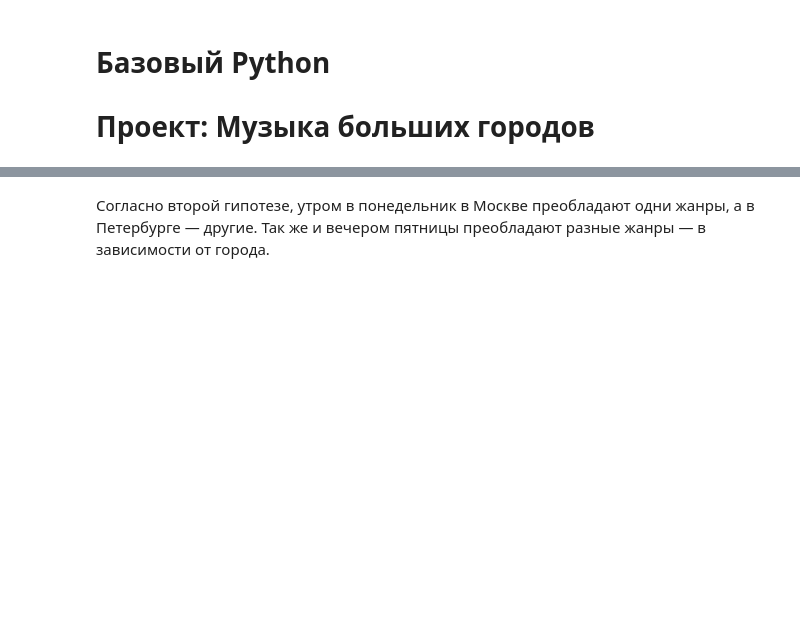
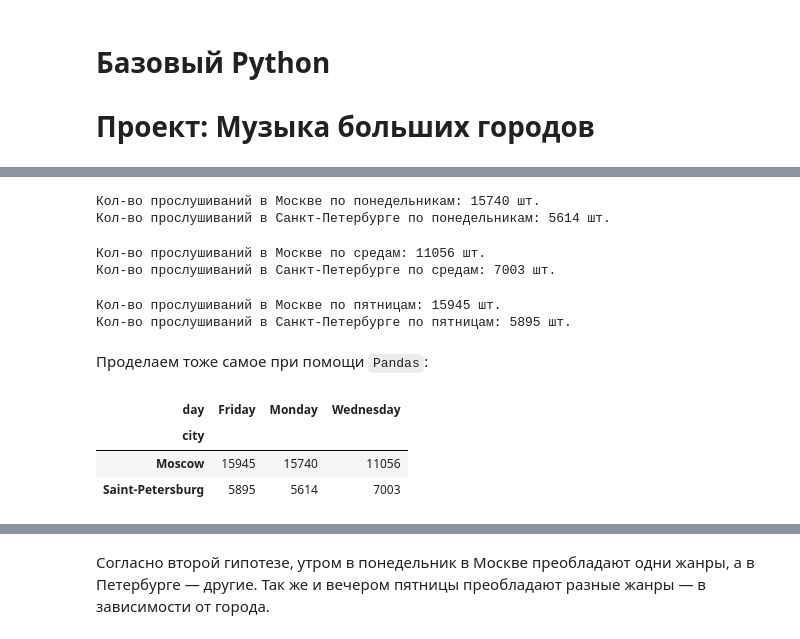
Before and after one commit to vagan-avagyan/yandex_practicum_ds, a Jupyter notebook: Projects. 1. Base Python.ipynb, the cells around one changed output, grey strips where cells are left out. Drawn from its saved outputs; the diff is of its cells as text; code cells hidden in the pictures; blank space fills up the shorter version.

```diff
--- a/Projects. 1. Base Python.ipynb
+++ b/Projects. 1. Base Python.ipynb
@@ -516,0 +212,2 @@ display(two_city_reserche_resault_df.head())
+# %%
+df['genre'] = df['genre'].replace(['hip', 'hop', 'hip-hop'], 'hiphop')
@@ -516,0 +315,32 @@ display(two_city_reserche_resault_df.head())
+# %%
+print(f'Кол-во прослушиваний в Москве по понедельникам: {number_tracks('Monday', 'Moscow')} шт.')
+print(f'Кол-во прослушиваний в Санкт-Петербурге по понедельникам: {number_tracks('Monday', 'Saint-Petersburg')} шт.')
+# %% [output]
+Кол-во прослушиваний в Москве по понедельникам: 15740 шт.
+Кол-во прослушиваний в Санкт-Петербурге по понедельникам: 5614 шт.
+# %%
+print(f'Кол-во прослушиваний в Москве по средам: {number_tracks('Wednesday', 'Moscow')} шт.')
+print(f'Кол-во прослушиваний в Санкт-Петербурге по средам: {number_tracks('Wednesday', 'Saint-Petersburg')} шт.')
+# %% [output]
+Кол-во прослушиваний в Москве по средам: 11056 шт.
+Кол-во прослушиваний в Санкт-Петербурге по средам: 7003 шт.
+# %%
+print(f'Кол-во прослушиваний в Москве по пятницам: {number_tracks('Friday', 'Moscow')} шт.')
+print(f'Кол-во прослушиваний в Санкт-Петербурге по пятницам: {number_tracks('Friday', 'Saint-Petersburg')} шт.')
+# %% [output]
+Кол-во прослушиваний в Москве по пятницам: 15945 шт.
+Кол-во прослушиваний в Санкт-Петербурге по пятницам: 5895 шт.
+# %% [markdown]
+Проделаем тоже самое при помощи `Pandas`:
+# %%
+pd.pivot_table(
+    df,
+    index='city',
+    columns='day',
+    aggfunc='size'
+)
+# %% [output]
+| day | Friday | Monday | Wednesday |
+| city |  |  |  |
+| Moscow | 15945 | 15740 | 11056 |
+| Saint-Petersburg | 5895 | 5614 | 7003 |
```
Also changed, not shown: parts of 89 cells of this notebook.
